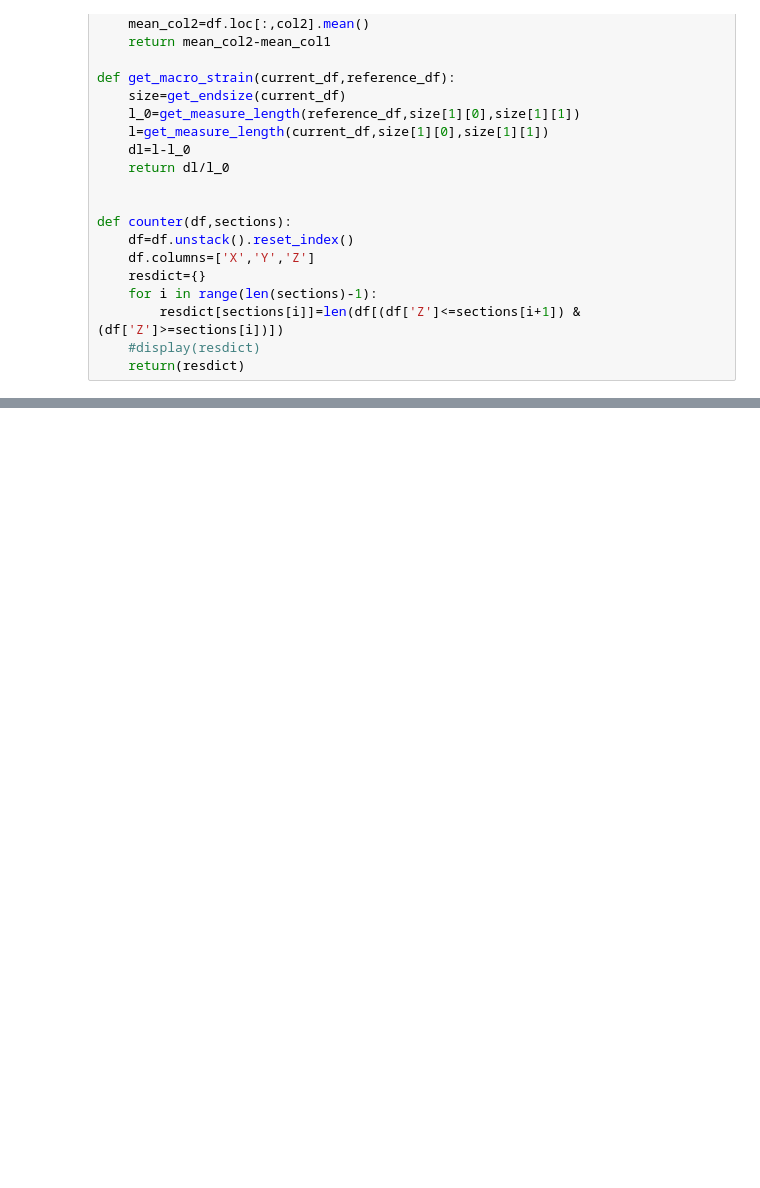
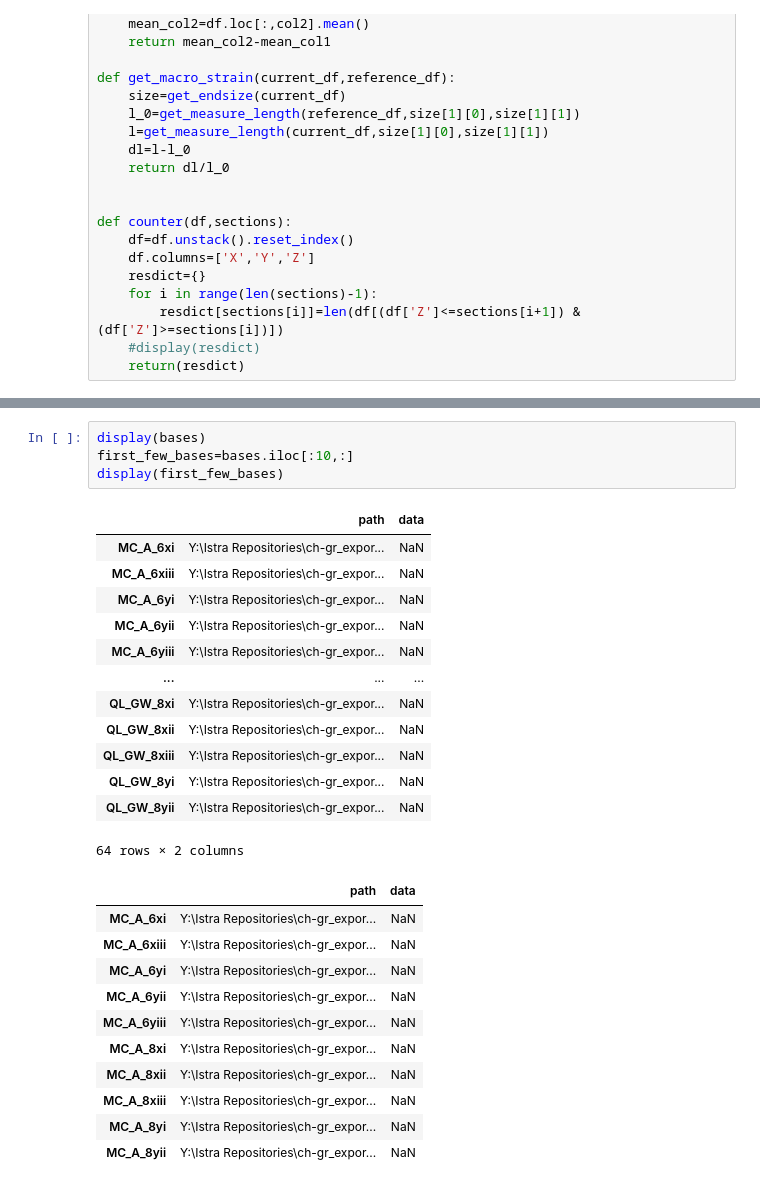
Before and after one commit to KMDE-10/DIC, a Jupyter notebook: HDF_import.ipynb, the cells around one changed output, grey strips where cells are left out. Cells and saved outputs as stored; diff of their text form; blank space fills up the shorter version.

```diff
--- a/HDF_import.ipynb
+++ b/HDF_import.ipynb
@@ -433,0 +381,29 @@ Name: (strains, strain_p1), dtype: object
+# %%
+display(bases)
+first_few_bases=bases.iloc[:10,:]
+display(first_few_bases)
+# %% [output]
+|  | path | data |
+| MC_A_6xi | Y:\Istra Repositories\ch-gr_expor... | NaN |
+| MC_A_6xiii | Y:\Istra Repositories\ch-gr_expor... | NaN |
+| MC_A_6yi | Y:\Istra Repositories\ch-gr_expor... | NaN |
+| MC_A_6yii | Y:\Istra Repositories\ch-gr_expor... | NaN |
+| MC_A_6yiii | Y:\Istra Repositories\ch-gr_expor... | NaN |
+| ... | ... | ... |
+| QL_GW_8xi | Y:\Istra Repositories\ch-gr_expor... | NaN |
+| QL_GW_8xii | Y:\Istra Repositories\ch-gr_expor... | NaN |
+| QL_GW_8xiii | Y:\Istra Repositories\ch-gr_expor... | NaN |
+| QL_GW_8yi | Y:\Istra Repositories\ch-gr_expor... | NaN |
+| QL_GW_8yii | Y:\Istra Repositories\ch-gr_expor... | NaN |
+64 rows × 2 columns
+|  | path | data |
+| MC_A_6xi | Y:\Istra Repositories\ch-gr_expor... | NaN |
+| MC_A_6xiii | Y:\Istra Repositories\ch-gr_expor... | NaN |
+| MC_A_6yi | Y:\Istra Repositories\ch-gr_expor... | NaN |
+| MC_A_6yii | Y:\Istra Repositories\ch-gr_expor... | NaN |
+| MC_A_6yiii | Y:\Istra Repositories\ch-gr_expor... | NaN |
+| MC_A_8xi | Y:\Istra Repositories\ch-gr_expor... | NaN |
+| MC_A_8xii | Y:\Istra Repositories\ch-gr_expor... | NaN |
+| MC_A_8xiii | Y:\Istra Repositories\ch-gr_expor... | NaN |
+| MC_A_8yi | Y:\Istra Repositories\ch-gr_expor... | NaN |
+| MC_A_8yii | Y:\Istra Repositories\ch-gr_expor... | NaN |
```
Also changed, not shown: parts of 23 cells of this notebook.
